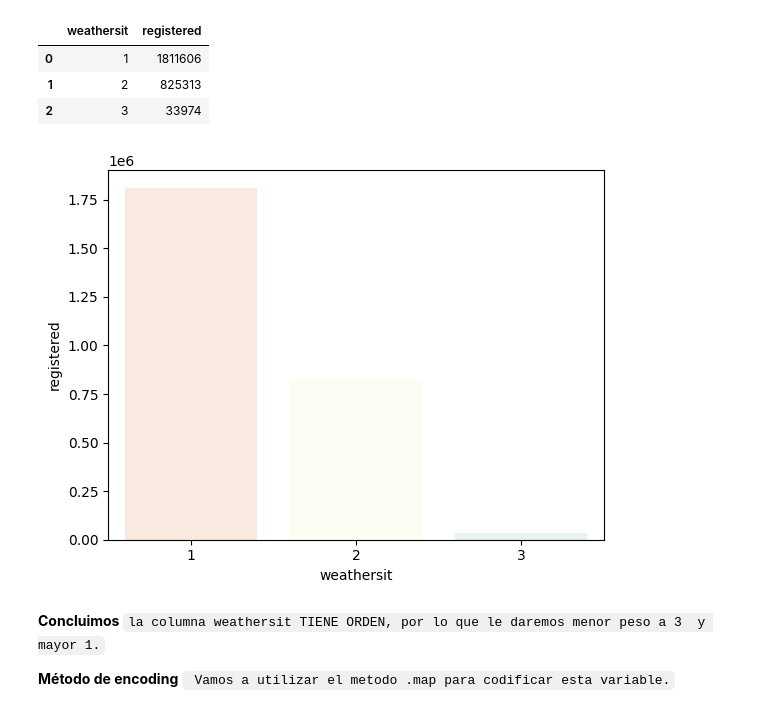
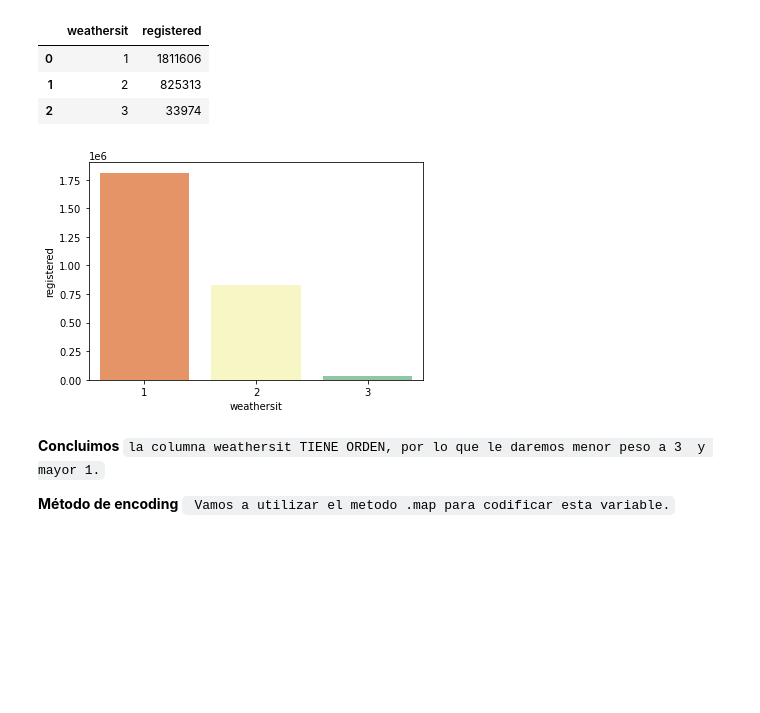
Before and after one commit to Adalab/project-DA-promo-c-modulo-3-team-1, a Jupyter notebook: borrador/encoding_registrados.ipynb, the cells around one changed output. Cells and saved outputs as stored; diff of their text form; code cells hidden in the pictures; blank space fills up the shorter version.

```diff
--- a/borrador/encoding_registrados.ipynb
+++ b/borrador/encoding_registrados.ipynb
@@ -88,7 +88,7 @@ sns.barplot(
 
 **Método de encoding** ` Vamos a utilizar el metodo .map para codificar esta variable.`
 # %%
-mapa_season = {'invierno':0, 'primavera':1, 'otoño':2, 'verano':3}
+mapa_season = {'invierno':0, 'primavera':1, 'otoño':1, 'verano':2}
 # %%
 df['season'] = df['season'].map(mapa_season)
 # %% [markdown]
@@ -187,12 +187,12 @@ clima
 # %%
 sns.barplot(
         data = clima,
         x = 'weathersit',
         y = 'registered',
-        alpha = 0.2,
+        #alpha = 0.2,
         palette = 'Spectral');
 # %% [output]
-[figure, old version]
+[figure, new version]
 # %% [markdown]
 **Concluimos**  `la columna weathersit TIENE ORDEN, por lo que le daremos menor peso a 3  y mayor 1.`
 
```
Also changed, not shown: parts of 7 cells of this notebook, 3 other files.
